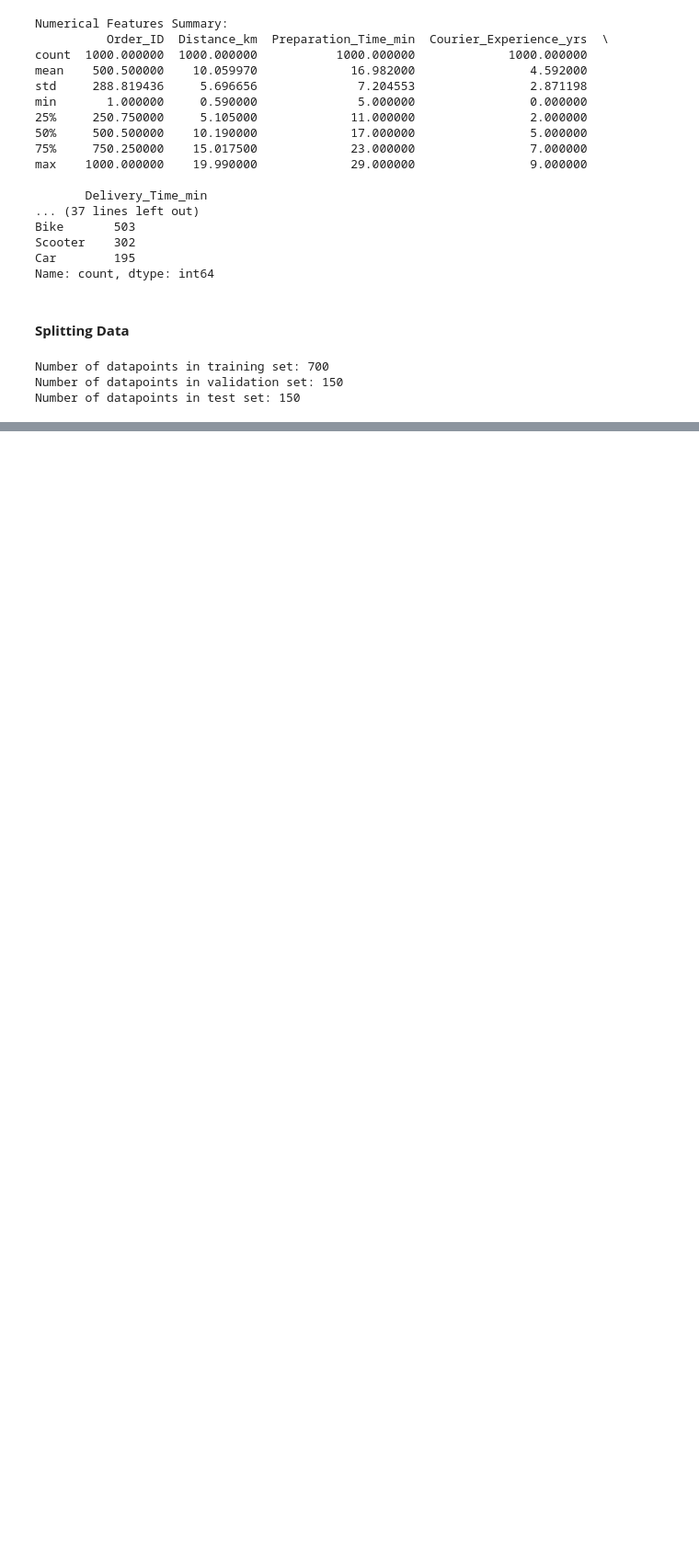
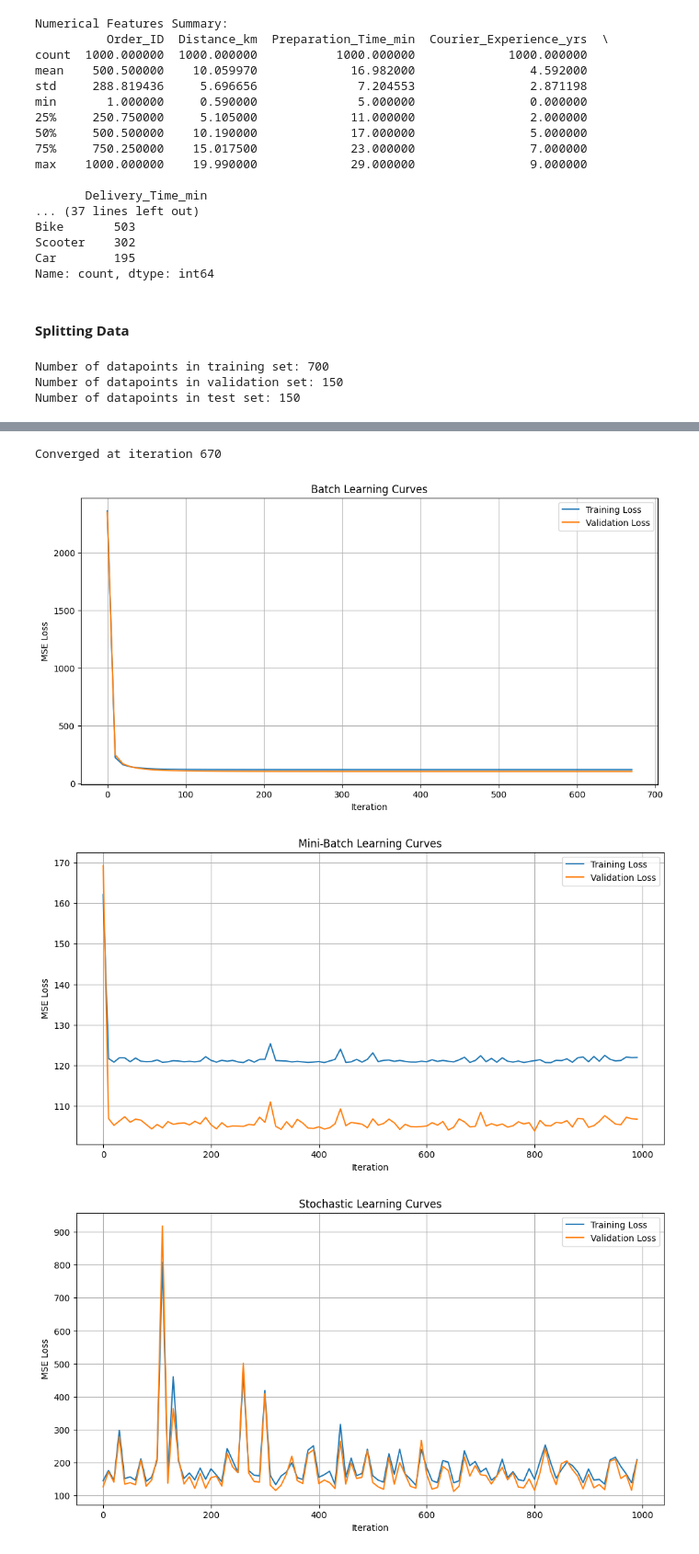
Before and after one commit to ChetaNMahipaL/SMAI-Assignment-1, a Jupyter notebook: Predicting Food Delivery/main.ipynb, the cells around one changed output, grey strips where cells are left out. Shown at 92% size. Drawn from its saved outputs; the diff is of its cells as text; code cells hidden in the pictures; blank space fills up the shorter version.

```diff
--- a/Predicting Food Delivery/main.ipynb
+++ b/Predicting Food Delivery/main.ipynb
@@ -172,0 +297,13 @@ Number of datapoints in test set: 150
+# %%
+def plot_learning_curves(model_results, title):
+    plt.figure(figsize=(12, 6))
+    iterations = range(0, len(model_results['train_losses']) * 10, 10)
+
+    plt.plot(iterations, model_results['train_losses'], label='Training Loss')
+    plt.plot(iterations, model_results['val_losses'], label='Validation Loss')
+    plt.xlabel('Iteration')
+    plt.ylabel('MSE Loss')
+    plt.title(f'{title} Learning Curves')
+    plt.legend()
+    plt.grid(True)
+    plt.show()
@@ -172,0 +312,41 @@ Number of datapoints in test set: 150
+# %%
+X_train = train_transformed.toarray() if hasattr(train_transformed, 'toarray') else train_transformed
+X_val = val_transformed.toarray() if hasattr(val_transformed, 'toarray') else val_transformed
+X_test = test_transformed.toarray() if hasattr(test_transformed, 'toarray') else test_transformed
+y_train = np.array(y_train)
+y_val = np.array(y_val)
+y_test = np.array(y_test)
+
+methods = {
+    'Batch': lambda m: m.batch_gradient_descent(X_train, y_train, X_val, y_val),
+    'Mini-Batch': lambda m: m.mini_batch_gradient_descent(X_train, y_train, X_val, y_val),
+    'Stochastic': lambda m: m.stochastic_gradient_descent(X_train, y_train, X_val, y_val)
+}
+
+results = {}
+for name, train_method in methods.items():
+    model = LinearRegressionGD(learning_rate=0.05, n_iterations=1000)
+    train_method(model)
+
+    results[name] = {
+        'train_losses': model.train_losses,
+        'val_losses': model.val_losses
+    }
+
+    test_mse, test_r2 = model.evaluate_performance(X_test, y_test)
+    results[name]['test_mse'] = test_mse
+    results[name]['test_r2'] = test_r2
+
+    plot_learning_curves(results[name], name)
+
+print("\nFinal Performance Metrics:")
+print("-" * 60)
+print(f"{'Method':<15} {'Test MSE':<15} {'R² Score':<15}")
+print("-" * 60)
+for method, metrics in results.items():
+    print(f"{method:<15} {metrics['test_mse']:<15.4f} {metrics['test_r2']:<15.4f}")
+# %% [output]
+Converged at iteration 670
+[figure, added]
+[figure, added]
+[figure, added]
```
Also changed, not shown: parts of 10 cells of this notebook, 1 other file.
